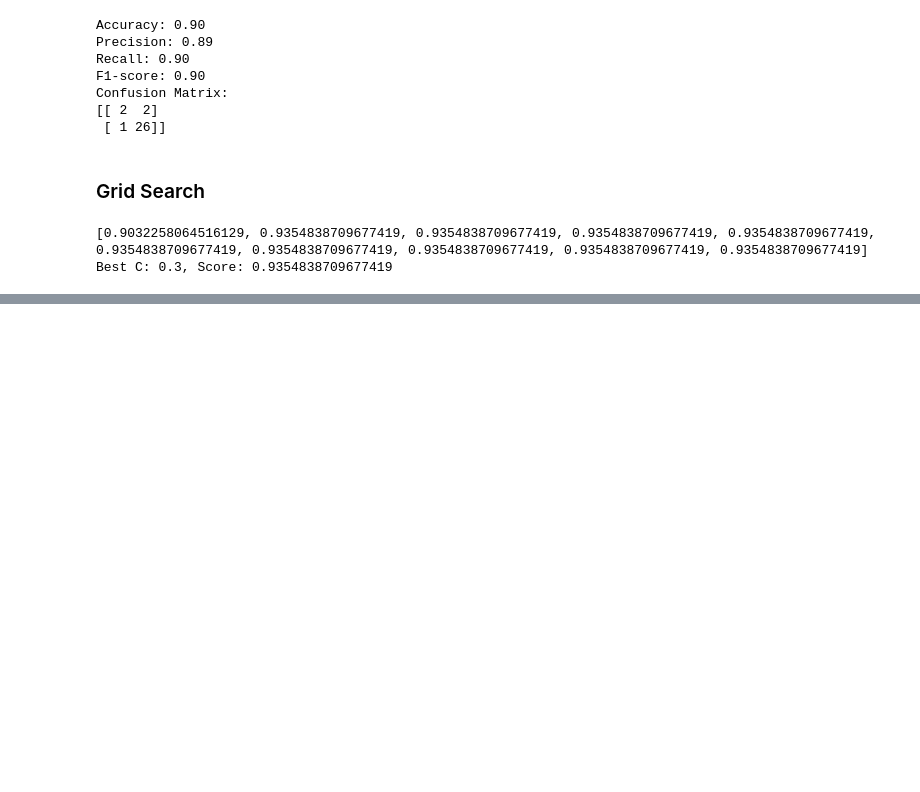
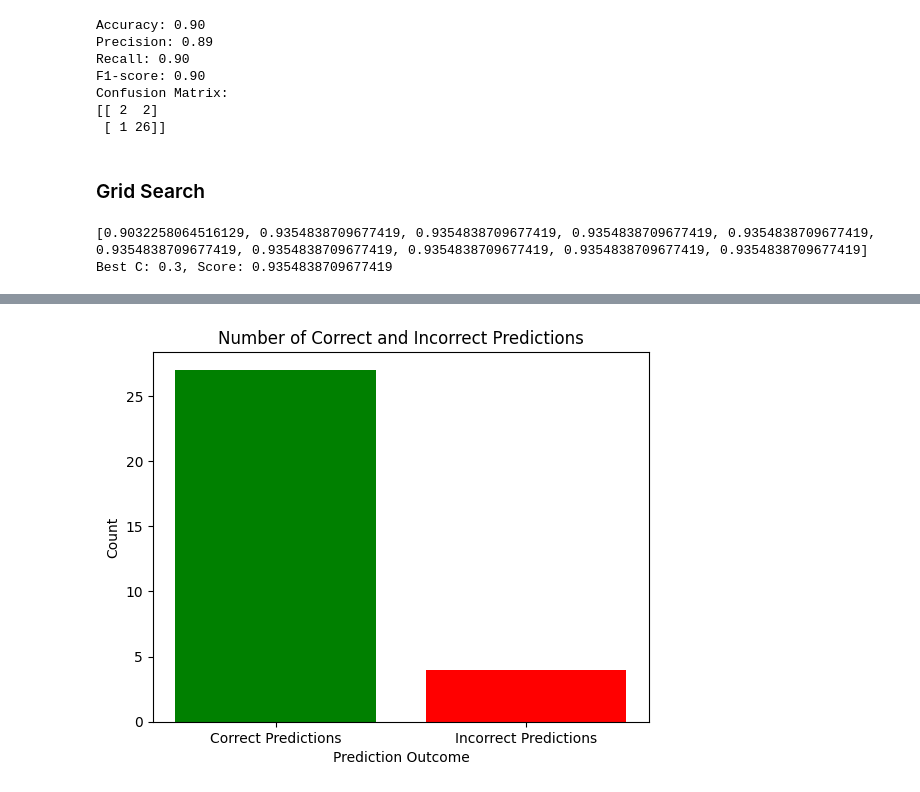
Before and after one commit to rBarnett3940/LungCancerDataScience, a Jupyter notebook: LungCancerDataScience.ipynb, the cells around one changed output, grey strips where cells are left out. Drawn from its saved outputs; the diff is of its cells as text; code cells hidden in the pictures; blank space fills up the shorter version.

```diff
--- a/LungCancerDataScience.ipynb
+++ b/LungCancerDataScience.ipynb
@@ -1207,0 +1301,21 @@ Best C: 0.3, Score: 0.9354838709677419
+# %%
+import pandas as pd
+import matplotlib.pyplot as plt
+
+# Read the data from the CSV file
+data = pd.read_csv('Logistic_Regression_predictions.csv')
+
+# Count correct predictions
+correct = (data['Prediction'] == data['Actual']).sum()
+
+# Count incorrect predictions
+incorrect = len(data) - correct
+
+# Create bar plot
+plt.bar(['Correct Predictions', 'Incorrect Predictions'], [correct, incorrect], color=['green', 'red'])
+plt.xlabel('Prediction Outcome')
+plt.ylabel('Count')
+plt.title('Number of Correct and Incorrect Predictions')
+plt.show()
+# %% [output]
+[figure, added]
```
Also changed, not shown: parts of 13 cells of this notebook.
